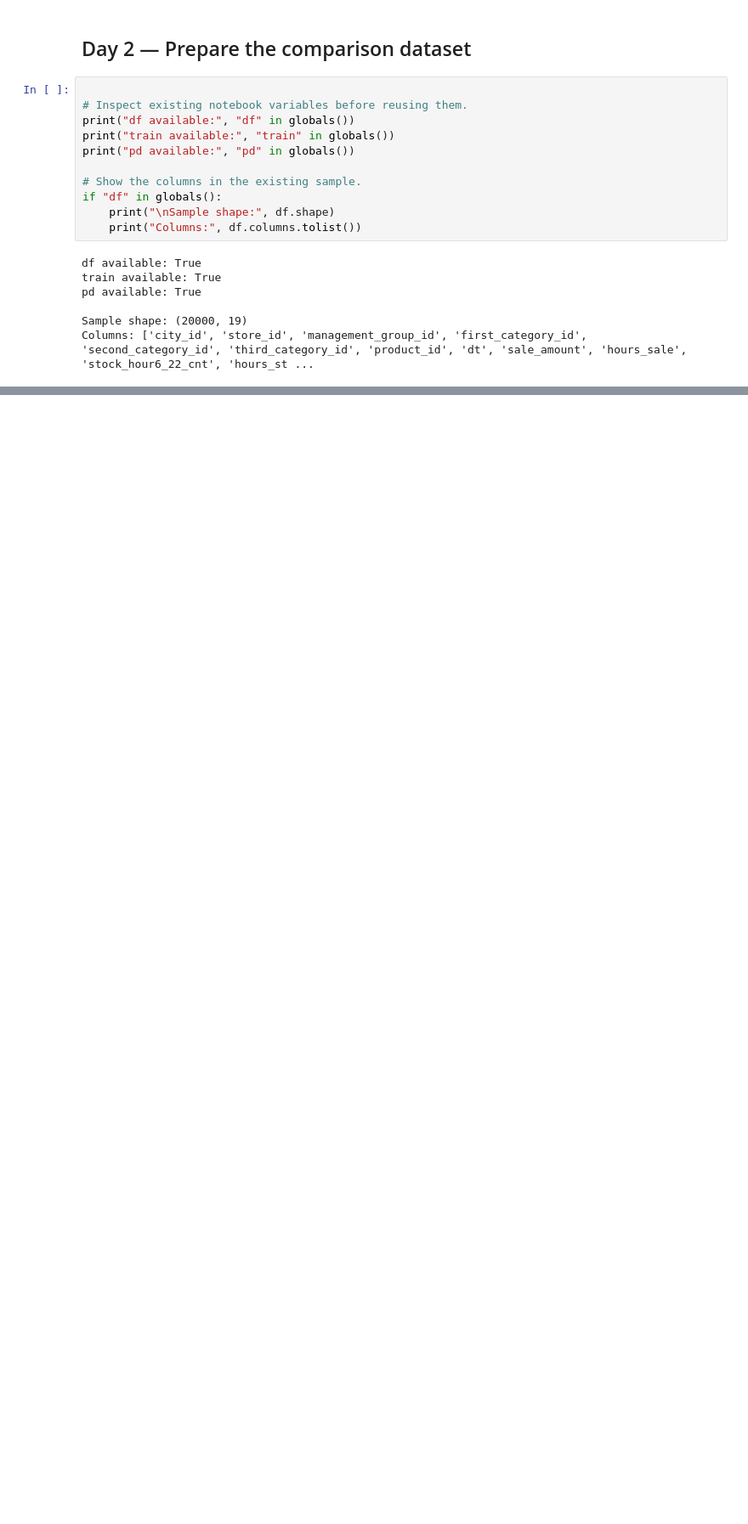
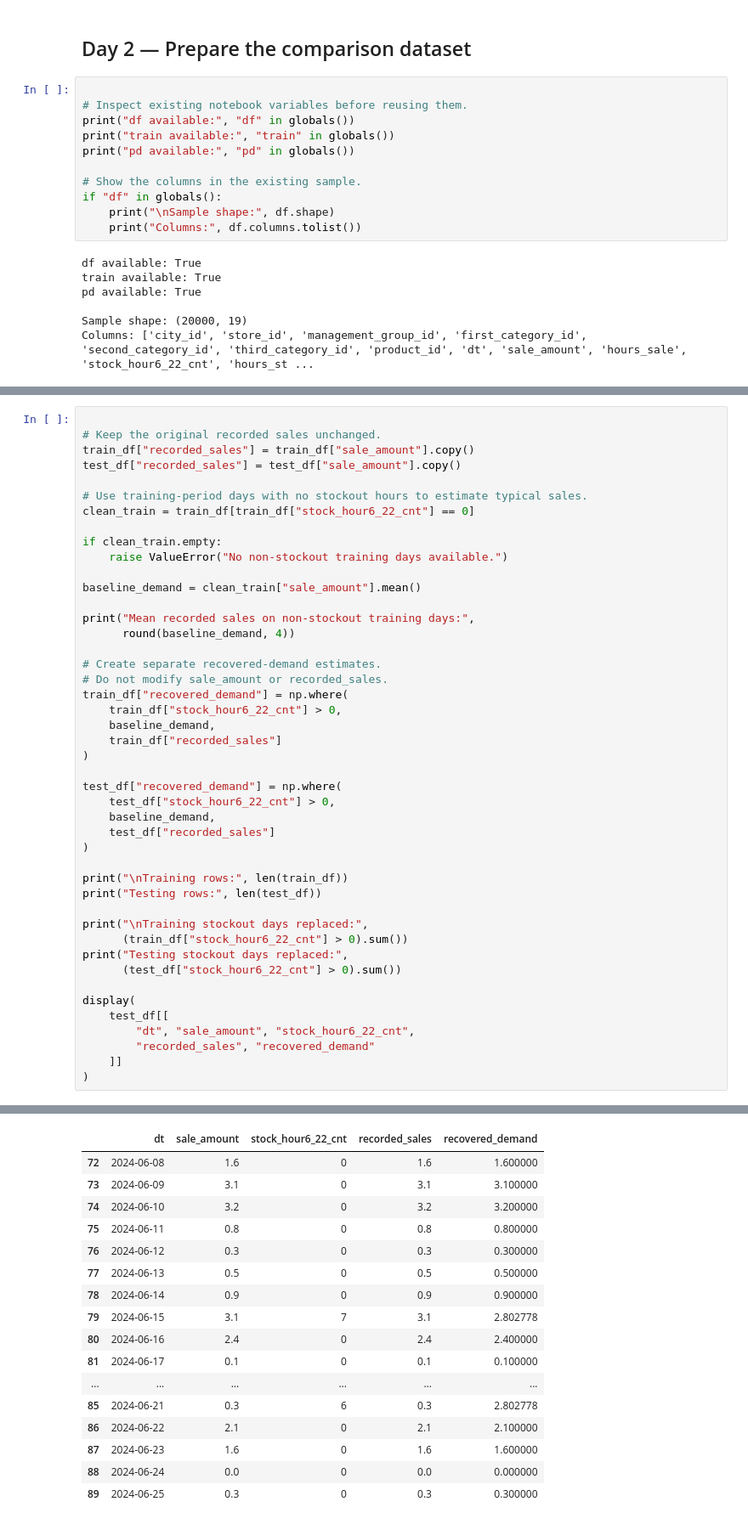
Before and after one commit to siddhivdash/frn-50k-baseline, a Jupyter notebook: day1_data_exploration.ipynb, the cells around one changed output, grey strips where cells are left out. Shown at 85% size. Drawn from its saved outputs; the diff is of its cells as text; blank space fills up the shorter version.

Commit message:
Day 2: Prepare time split and demand histories

```diff
--- a/day1_data_exploration.ipynb
+++ b/day1_data_exploration.ipynb
@@ -647,0 +737,46 @@ Columns: ['city_id', 'store_id', 'management_group_id', 'first_category_id', 'se
+# %%
+
+# Keep the original recorded sales unchanged.
+train_df["recorded_sales"] = train_df["sale_amount"].copy()
+test_df["recorded_sales"] = test_df["sale_amount"].copy()
+
+# Use training-period days with no stockout hours to estimate typical sales.
+clean_train = train_df[train_df["stock_hour6_22_cnt"] == 0]
+
+if clean_train.empty:
+    raise ValueError("No non-stockout training days available.")
+
+baseline_demand = clean_train["sale_amount"].mean()
+
+print("Mean recorded sales on non-stockout training days:",
+      round(baseline_demand, 4))
+
+# Create separate recovered-demand estimates.
+# Do not modify sale_amount or recorded_sales.
+train_df["recovered_demand"] = np.where(
+    train_df["stock_hour6_22_cnt"] > 0,
+    baseline_demand,
+    train_df["recorded_sales"]
+)
+
+test_df["recovered_demand"] = np.where(
+    test_df["stock_hour6_22_cnt"] > 0,
+    baseline_demand,
+    test_df["recorded_sales"]
+)
+
+print("\nTraining rows:", len(train_df))
+print("Testing rows:", len(test_df))
+
+print("\nTraining stockout days replaced:",
+      (train_df["stock_hour6_22_cnt"] > 0).sum())
+print("Testing stockout days replaced:",
+      (test_df["stock_hour6_22_cnt"] > 0).sum())
+
+display(
+    test_df[[
+        "dt", "sale_amount", "stock_hour6_22_cnt",
+        "recorded_sales", "recovered_demand"
+    ]]
+)
+# %% [output]
@@ -647,0 +790,17 @@ Columns: ['city_id', 'store_id', 'management_group_id', 'first_category_id', 'se
+|  | dt | sale_amount | stock_hour6_22_cnt | recorded_sales | recovered_demand |
+| 72 | 2024-06-08 | 1.6 | 0 | 1.6 | 1.600000 |
+| 73 | 2024-06-09 | 3.1 | 0 | 3.1 | 3.100000 |
+| 74 | 2024-06-10 | 3.2 | 0 | 3.2 | 3.200000 |
+| 75 | 2024-06-11 | 0.8 | 0 | 0.8 | 0.800000 |
+| 76 | 2024-06-12 | 0.3 | 0 | 0.3 | 0.300000 |
+| 77 | 2024-06-13 | 0.5 | 0 | 0.5 | 0.500000 |
+| 78 | 2024-06-14 | 0.9 | 0 | 0.9 | 0.900000 |
+| 79 | 2024-06-15 | 3.1 | 7 | 3.1 | 2.802778 |
+| 80 | 2024-06-16 | 2.4 | 0 | 2.4 | 2.400000 |
+| 81 | 2024-06-17 | 0.1 | 0 | 0.1 | 0.100000 |
+| ... | ... | ... | ... | ... | ... |
+| 85 | 2024-06-21 | 0.3 | 6 | 0.3 | 2.802778 |
+| 86 | 2024-06-22 | 2.1 | 0 | 2.1 | 2.100000 |
+| 87 | 2024-06-23 | 1.6 | 0 | 1.6 | 1.600000 |
+| 88 | 2024-06-24 | 0.0 | 0 | 0.0 | 0.000000 |
+| 89 | 2024-06-25 | 0.3 | 0 | 0.3 | 0.300000 |
```
Also changed, not shown: parts of 5 cells of this notebook, 2 other files.
